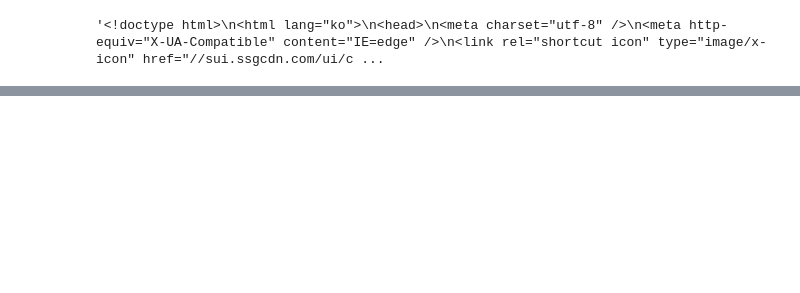
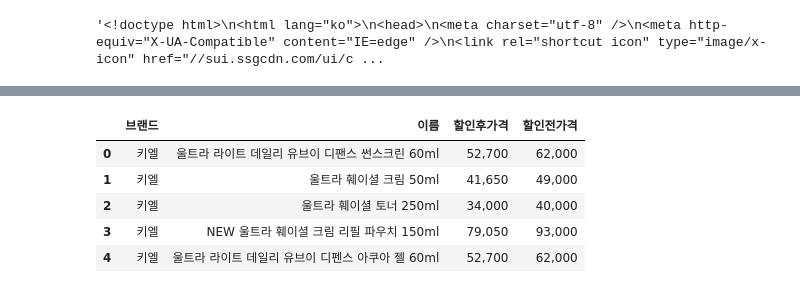
Before and after one commit to DOHMISOL/PYTHON, a Jupyter notebook: 스금과_웹크롤링_도미솔.ipynb, the cells around one changed output, grey strips where cells are left out. Drawn from its saved outputs; the diff is of its cells as text; code cells hidden in the pictures; blank space fills up the shorter version.

```diff
--- a/스금과_웹크롤링_도미솔.ipynb
+++ b/스금과_웹크롤링_도미솔.ipynb
@@ -43,0 +61,3 @@ htmlObj
+# %%
+ul = ty_thmb_view.find(name ="ul")
+ul
@@ -43,0 +82,3 @@ htmlObj
+# %%
+liList = ul.findAll(name ="li")
+len(liList)
@@ -43,0 +136,10 @@ htmlObj
+# %%
+rowList= []
+for i in range(len(name)):
+    rowList.append(name[i].text)
+print(rowList)
+
+rowList1 = []
+for i in range(len(price)):
+    rowList1.append(price[i].text)
+print(rowList1)
@@ -43,0 +151,20 @@ htmlObj
+# %%
+dfList = []
+for i in range(len(liList)):
+    name=liList[i].findAll(name ="em", attrs = {"class" : "tx_ko"})
+    price = liList[i].findAll(name = "em", attrs = {"class" : "ssg_price"})
+
+    rowList= []
+    for i in range(len(name)):
+        rowList.append(name[i].text)
+
+    rowList1 = []
+    for i in range(len(price)):
+        rowList1.append(price[i].text)
+
+    sumList = rowList + rowList1
+    dfList.append(sumList)
+# 계속 돌면서 넣는값이 누적이 되지 않기때문에 리스트를 생성하여 만들어준다.
+
+
+dfList
@@ -43,0 +189,11 @@ htmlObj
+# %%
+dfList = pd.DataFrame(dfList)
+dfList.columns = ["브랜드","이름","할인후가격","할인전가격"]
+dfList.head()
+# %% [output]
+|  | 브랜드 | 이름 | 할인후가격 | 할인전가격 |
+| 0 | 키엘 | 울트라 라이트 데일리 유브이 디팬스 썬스크린 60ml | 52,700 | 62,000 |
+| 1 | 키엘 | 울트라 훼이셜 크림 50ml | 41,650 | 49,000 |
+| 2 | 키엘 | 울트라 훼이셜 토너 250ml | 34,000 | 40,000 |
+| 3 | 키엘 | NEW 울트라 훼이셜 크림 리필 파우치 150ml | 79,050 | 93,000 |
+| 4 | 키엘 | 울트라 라이트 데일리 유브이 디펜스 아쿠아 젤 60ml | 52,700 | 62,000 |
```
Also changed, not shown: parts of 11 cells of this notebook, 8 other files.
